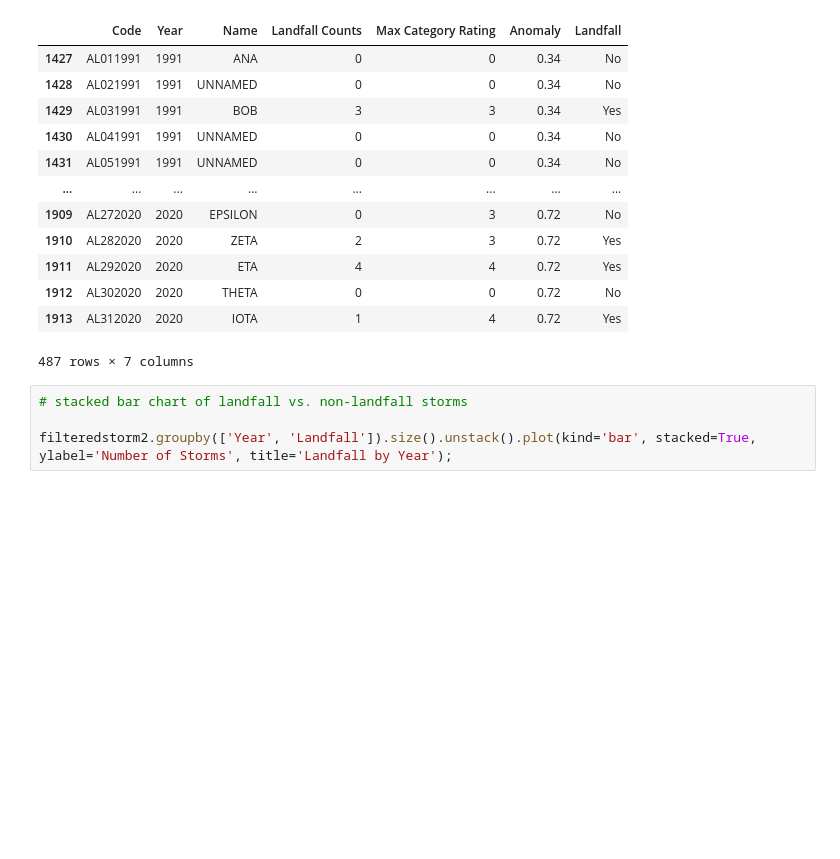
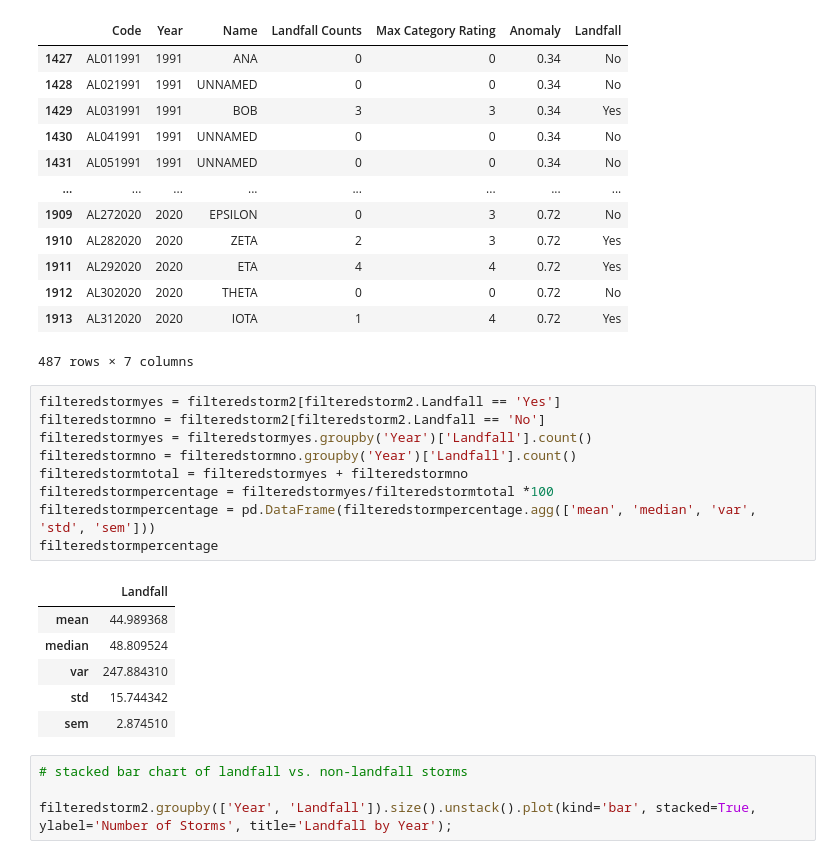
Before and after one commit to STWoodbury/TeamAwesome, a Jupyter notebook: PerfectStorm.ipynb, the cells around one changed output. Saved outputs shown, nothing was run; the diff lists cells and outputs as text; blank space fills up the shorter version.

```diff
--- a/PerfectStorm.ipynb
+++ b/PerfectStorm.ipynb
@@ -138,6 +139,22 @@ filteredstorm2
 | 1912 | AL302020 | 2020 | THETA | 0 | 0 | 0.72 | No |
 | 1913 | AL312020 | 2020 | IOTA | 1 | 4 | 0.72 | Yes |
 487 rows × 7 columns
+# %%
+filteredstormyes = filteredstorm2[filteredstorm2.Landfall == 'Yes']
+filteredstormno = filteredstorm2[filteredstorm2.Landfall == 'No']
+filteredstormyes = filteredstormyes.groupby('Year')['Landfall'].count()
+filteredstormno = filteredstormno.groupby('Year')['Landfall'].count()
+filteredstormtotal = filteredstormyes + filteredstormno
+filteredstormpercentage = filteredstormyes/filteredstormtotal *100
+filteredstormpercentage = pd.DataFrame(filteredstormpercentage.agg(['mean', 'median', 'var', 'std', 'sem']))
+filteredstormpercentage
+# %% [output]
+|  | Landfall |
+| mean | 44.989368 |
+| median | 48.809524 |
+| var | 247.884310 |
+| std | 15.744342 |
+| sem | 2.874510 |
 # %%
 # stacked bar chart of landfall vs. non-landfall storms
 
```
Also changed, not shown: parts of 1 cell of this notebook, 1 other file.
